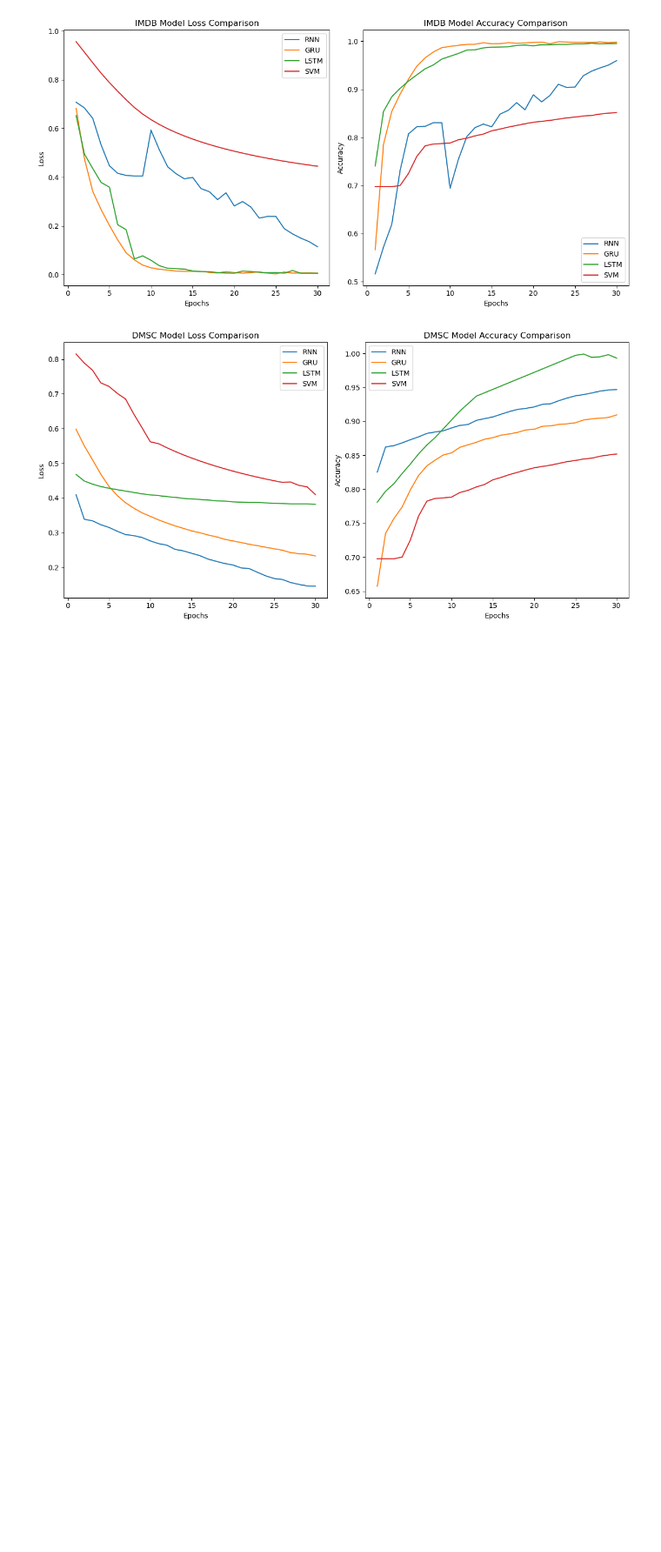
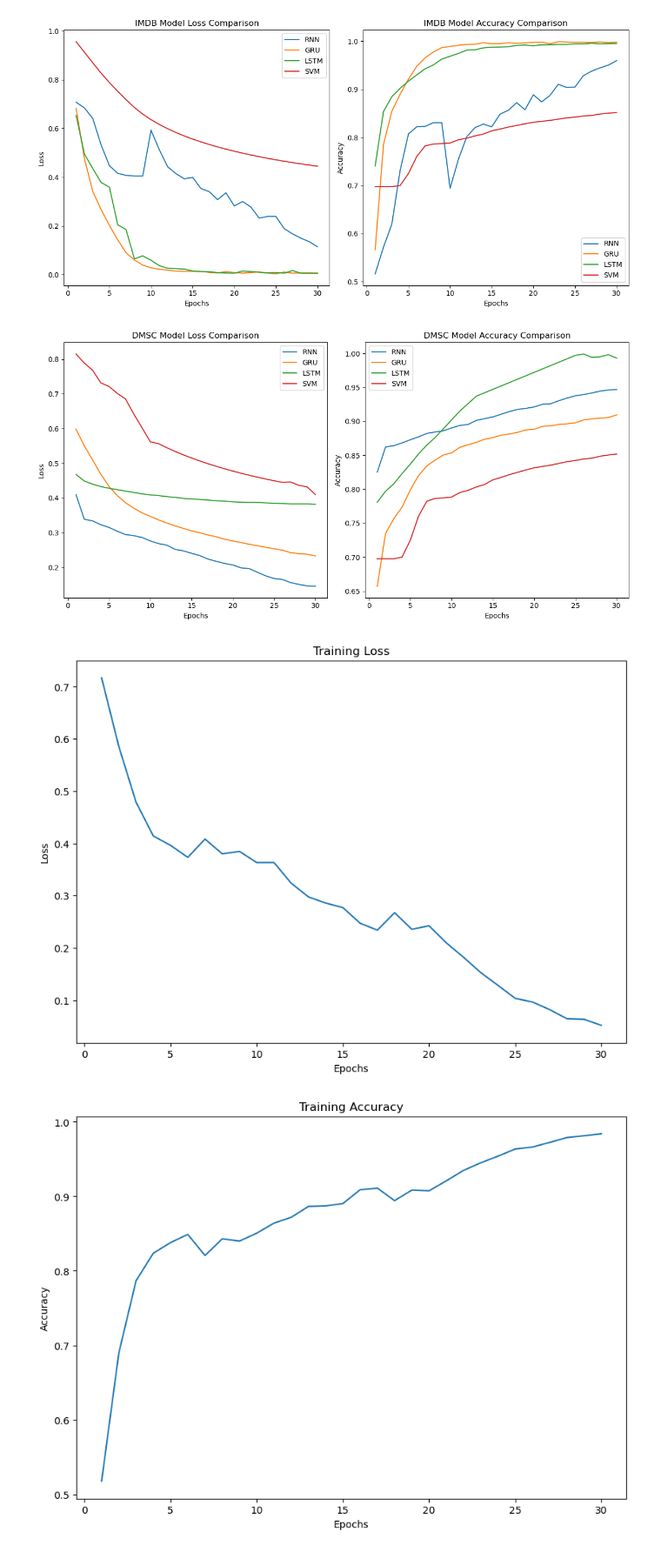
Before and after one commit to zzzzzmq/AI-project, a Jupyter notebook: GRU.ipynb, the cells around one changed output. Shown at 87% size. Drawn from its saved outputs; the diff is of its cells as text; code cells hidden in the pictures; blank space fills up the shorter version.

```diff
--- a/GRU.ipynb
+++ b/GRU.ipynb
@@ -1124,3 +1124,34 @@ plt.tight_layout()
 plt.show()
 # %% [output]
 [figure]
+# %%
+import matplotlib.pyplot as plt
+
+# Data from the provided training logs
+epochs = list(range(1, 31))
+train_loss = [0.7166, 0.5852, 0.4786, 0.4141, 0.3962, 0.3732, 0.4082, 0.3800, 0.3846, 0.3633,
+              0.3634, 0.3238, 0.2976, 0.2858, 0.2771, 0.2472, 0.2340, 0.2673, 0.2356, 0.2423,
+              0.2097, 0.1821, 0.1527, 0.1283, 0.1034, 0.0965, 0.0819, 0.0645, 0.0633, 0.0518]
+
+train_accuracy = [0.5175, 0.6898, 0.7867, 0.8236, 0.8379, 0.8488, 0.8205, 0.8429, 0.8399, 0.8505,
+                   0.8640, 0.8718, 0.8864, 0.8871, 0.8903, 0.9088, 0.9110, 0.8942, 0.9083, 0.9074,
+                   0.9208, 0.9348, 0.9450, 0.9539, 0.9635, 0.9661, 0.9724, 0.9789, 0.9813, 0.9840]
+
+# Plotting the training loss
+plt.figure(figsize=(10,7))
+
+plt.plot(epochs, train_loss)
+plt.title('Training Loss')
+plt.xlabel('Epochs')
+plt.ylabel('Loss')
+plt.show()
+# Plotting the training accuracy
+plt.figure(figsize=(10,7))
+plt.plot(epochs, train_accuracy)
+plt.title('Training Accuracy')
+plt.xlabel('Epochs')
+plt.ylabel('Accuracy')
+plt.show()
+# %% [output]
+[figure, added]
+[figure, added]
```
Also changed, not shown: 4 other files.
